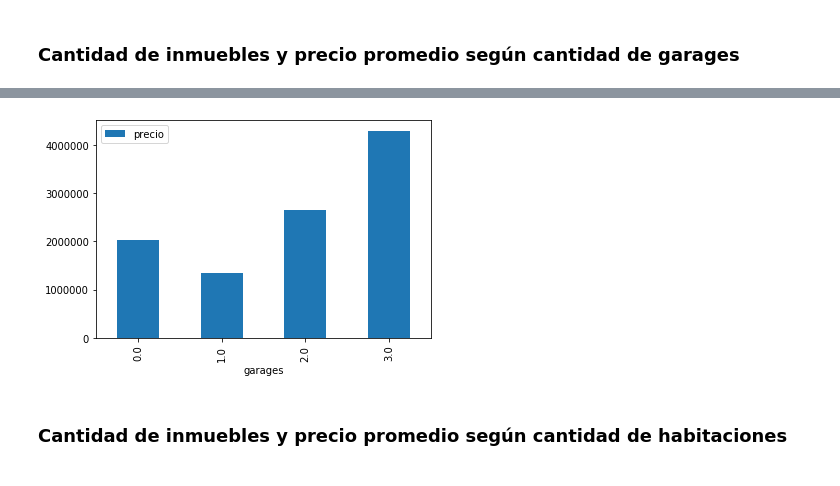
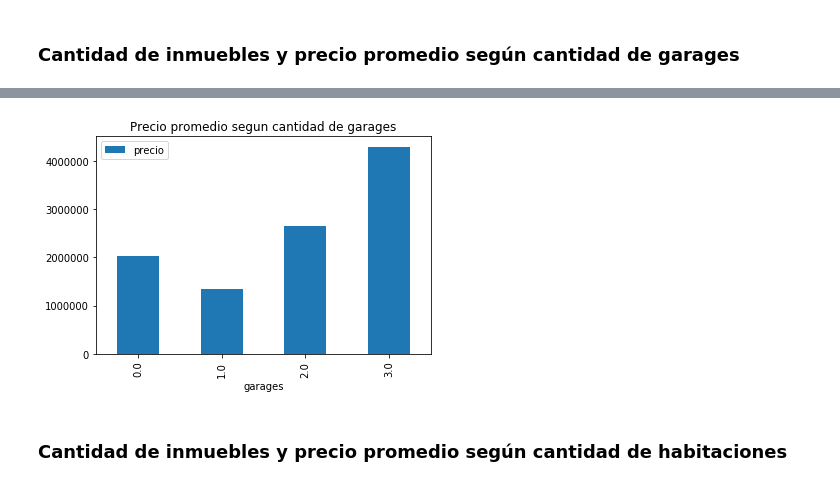
Before and after one commit to lautarofritz/TP1-Orga-de-Datos, a Jupyter notebook: TP1 Orga de Datos.ipynb, the cells around one changed output, grey strips where cells are left out. Saved outputs shown, nothing was run; the diff lists cells and outputs as text; code cells hidden in the pictures.

```diff
--- a/TP1 Orga de Datos.ipynb
+++ b/TP1 Orga de Datos.ipynb
@@ -5,7 +5,7 @@ import matplotlib.pyplot as plt
 import seaborn as sns
 import datetime
 # %%
-df = pd.read_csv(r'./data/train.csv')
+df = pd.read_csv(r'Escritorio/Orga/train.csv')
 # %%
 df.head()
 # %% [output]
@@ -195,7 +207,7 @@ df4.plot(kind='bar', figsize=(15,5));
 # %%
 #precio promedio por cantidad de garages
-df.groupby('garages').agg({'precio':'mean'}).plot(kind='bar');
+df.groupby('garages').agg({'precio':'mean'}).plot(kind='bar', title='Precio promedio segun cantidad de garages');
 # %% [output]
-[figure, old version]
+[figure, new version]
 # %% [markdown]
 ### Cantidad de inmuebles y precio promedio según cantidad de habitaciones
```
Also changed, not shown: parts of 39 cells of this notebook.
